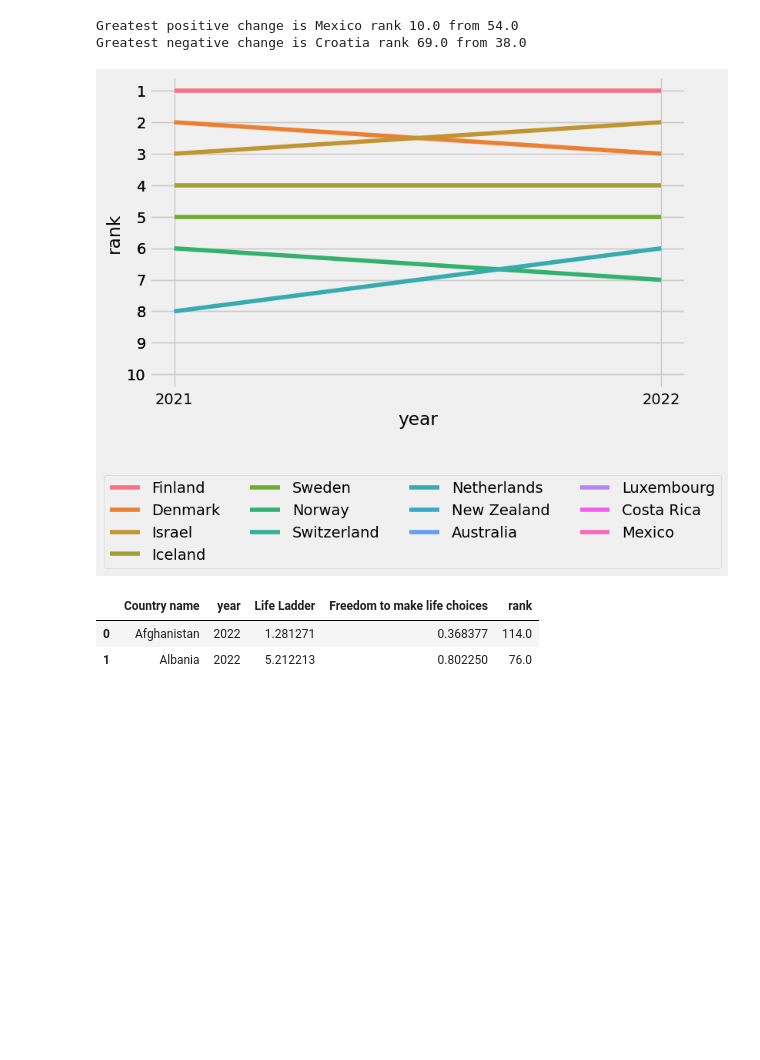
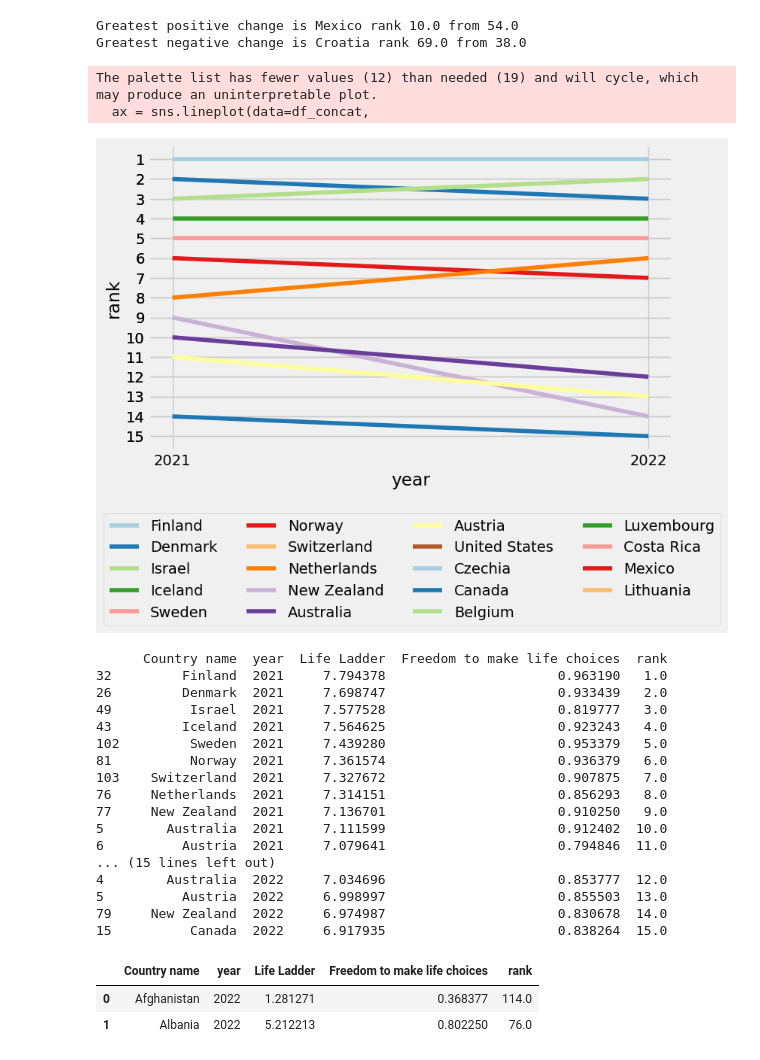
Before and after one commit to reneboygarcia/Bamboo-Weekly-by-Reuven-Lerner, a Jupyter notebook: BW_8-Happiness.ipynb, the cells around one changed output. Drawn from its saved outputs; the diff is of its cells as text; code cells hidden in the pictures; blank space fills up the shorter version.

```diff
--- a/BW_8-Happiness.ipynb
+++ b/BW_8-Happiness.ipynb
@@ -160,31 +160,57 @@ Greatest negative change is Croatia rank 69.0 from 38.0
 # %%
 # Q5-Show the change (positive or negative) in this year's 10 happiest countries, vs. last year's survey.
 # Change of Top 10 2021 vs 2022
 # Create a slope line graph
 # Style
 plt.style.use("fivethirtyeight")
 plt.figure(figsize=(8,5))
 
 # Dataframe
-df_1 = df_happiness_2021.nsmallest(n=10, columns=["rank"])
-df_2 = df_happiness_2022.nsmallest(n=10, columns=["rank"])
+df_1 = df_happiness_2021.nsmallest(n=15, columns=["rank"])
+df_2 = df_happiness_2022.nsmallest(n=15, columns=["rank"])
 
 # Concat Dataframe
 df_concat = pd.concat([df_1, df_2])
 df_concat
 
 # Plot
-ax = sns.lineplot(data=df_concat, y="rank", x="year", hue="Country name")
+ax = sns.lineplot(data=df_concat,
+                  y="rank",
+                  x="year",
+                  hue="Country name",
+                  palette=sns.color_palette("Paired"))
+# Parameters
 ax.invert_yaxis()
 plt.legend(loc='lower left', bbox_to_anchor=(-0.1, -0.6), ncol=4)
 plt.xticks([2021, 2022])
 ax.set_yticks(df_concat["rank"][::1])
 plt.show()
 
 # Switzerland climbed up 1 notch 6th place from 8th place
 # Norway and Denmark goes down 1 notch to 3rd and 7th place from 2nd and 6th place
+# If we are going to look at beyond the top 10, New Zealand drop to 13th from 9th
+print(df_concat)
 # %% [output]
+The palette list has fewer values (12) than needed (19) and will cycle, which may produce an uninterpretable plot.
+  ax = sns.lineplot(data=df_concat,
-[figure, old version]
+[figure, new version]
+      Country name  year  Life Ladder  Freedom to make life choices  rank
+32         Finland  2021     7.794378                      0.963190   1.0
+26         Denmark  2021     7.698747                      0.933439   2.0
+49          Israel  2021     7.577528                      0.819777   3.0
+43         Iceland  2021     7.564625                      0.923243   4.0
+102         Sweden  2021     7.439280                      0.953379   5.0
+81          Norway  2021     7.361574                      0.936379   6.0
+103    Switzerland  2021     7.327672                      0.907875   7.0
+76     Netherlands  2021     7.314151                      0.856293   8.0
+77     New Zealand  2021     7.136701                      0.910250   9.0
+5        Australia  2021     7.111599                      0.912402  10.0
+6          Austria  2021     7.079641                      0.794846  11.0
+... (15 lines left out)
+4        Australia  2022     7.034696                      0.853777  12.0
+5          Austria  2022     6.998997                      0.855503  13.0
+79     New Zealand  2022     6.974987                      0.830678  14.0
+15          Canada  2022     6.917935                      0.838264  15.0
 # %%
 df_happiness_2022.head(n=2)
 # %% [output]
```
Also changed, not shown: parts of 1 cell of this notebook, 1 other file.
